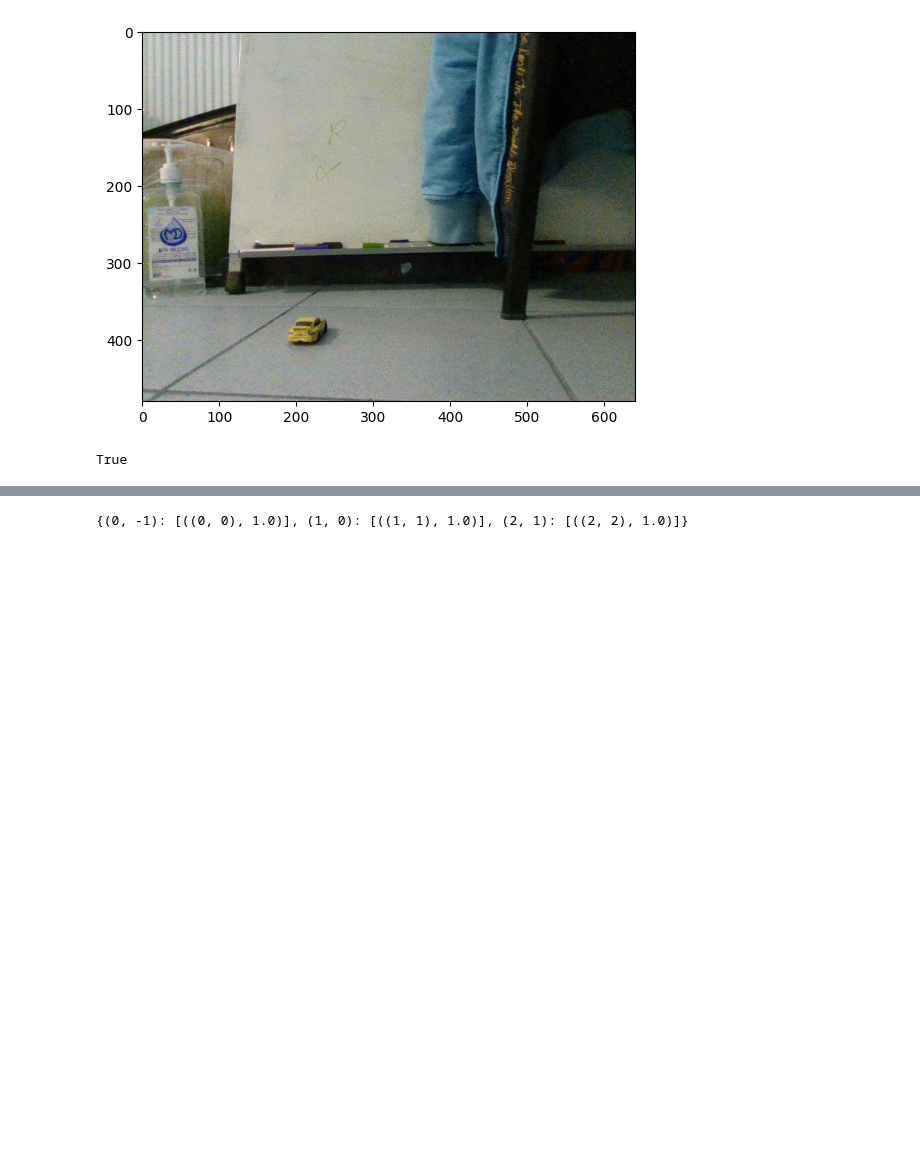
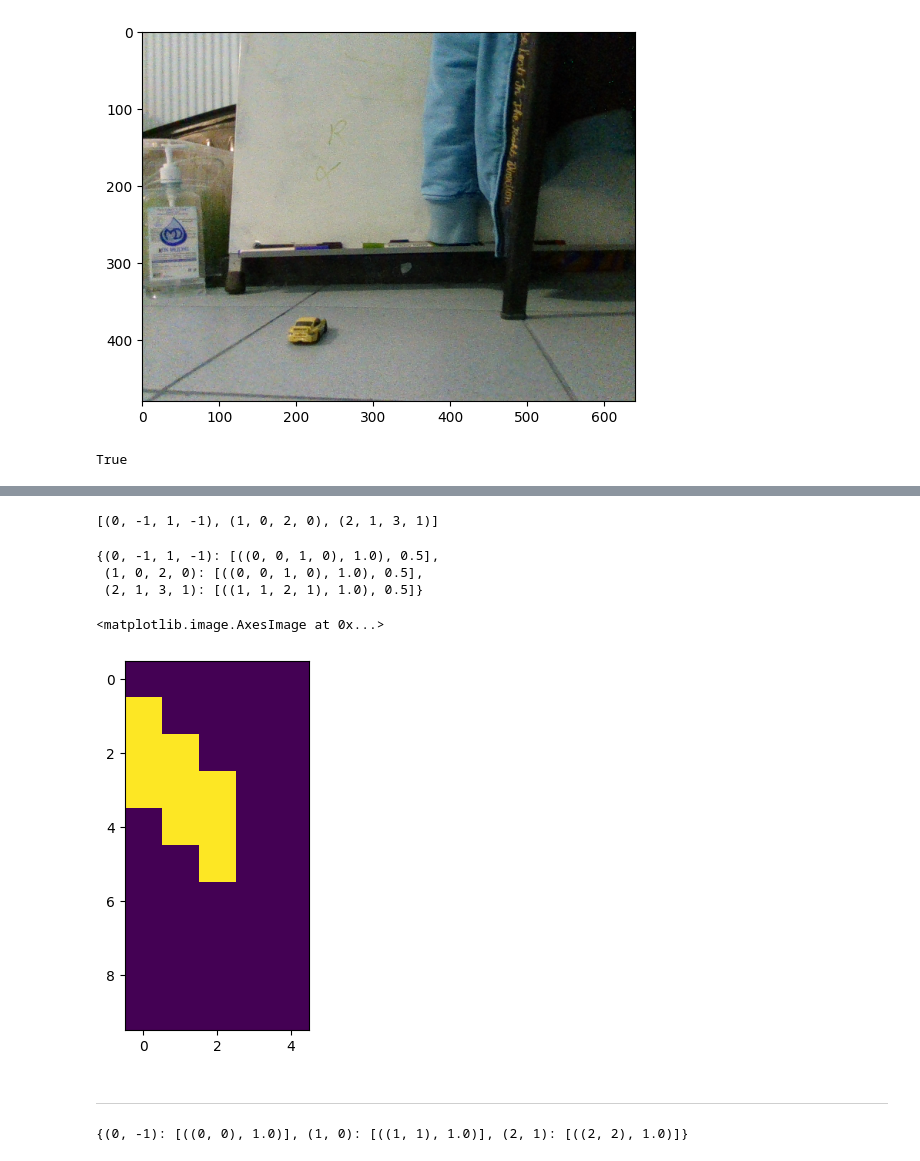
Before and after one commit to legonko/Final-project, a Jupyter notebook: test_car.ipynb, the cells around one changed output, grey strips where cells are left out. Cells and saved outputs as stored; diff of their text form; code cells hidden in the pictures; blank space fills up the shorter version.

```diff
--- a/test_car.ipynb
+++ b/test_car.ipynb
@@ -169,0 +184,10 @@ graph
+# %%
+vertices = list(graph.keys())
+new_graph = graph_class.Graph()
+
+for i in range(len(vertices)):
+    neighbours = graph[vertices[i]]
+    min_cost, ind  = min(((item[1], index) for index, item in enumerate(neighbours)), key=lambda x: x[0])
+    l1 = get_dist((xc, yc), list(copy.copy(vertices[i])))
+    l2 = get_dist((xc, yc), list(copy.copy(neighbours[ind][0])))
+    new_graph.add_edge4(tuple(vertices[i]), tuple(neighbours[ind][0]), l1, l2)
@@ -170,3 +204,38 @@ graph
+# %%
+list(new_graph.keys())
+# %% [output]
+[(0, -1, 1, -1), (1, 0, 2, 0), (2, 1, 3, 1)]
+# %%
+vertices = list(new_graph.keys())
+dt = 2
+vel_graph = copy.copy(new_graph)
+for vert in vertices:
+    dl =  vel_graph[vert][0][1] # add if not use depth: config.step *
+    vel_graph[vert] += [dl / dt] # m/s
+# %%
+vel_graph
+# %% [output]
+{(0, -1, 1, -1): [((0, 0, 1, 0), 1.0), 0.5],
+ (1, 0, 2, 0): [((0, 0, 1, 0), 1.0), 0.5],
+ (2, 1, 3, 1): [((1, 1, 2, 1), 1.0), 0.5]}
+# %%
+expanded_map = np.zeros((10,5))
+# %%
+vertices = list(vel_graph.keys())
+k = 2
+for vert in vertices:
+    w = abs(vert[0] - vert[2])
+    y = int(vert[1] - k * w)
+    # expanded_map[y:vert[1], vert[0]:vert[2]] = 255
+    dl =  vel_graph[vert][1] * 2
+    expanded_map[int(y-dl)+5:vert[1]+5, vert[0]:vert[2]] = 255
+# %%
+imshow(expanded_map)
+# %% [output]
+<matplotlib.image.AxesImage at 0x...>
+[figure, added]
+# %% [markdown]
+________________________________
 # %%
 def find_nearest(graph):
     vertices = list(graph.keys())
```
Also changed, not shown: parts of 15 cells of this notebook, 33 other files.
